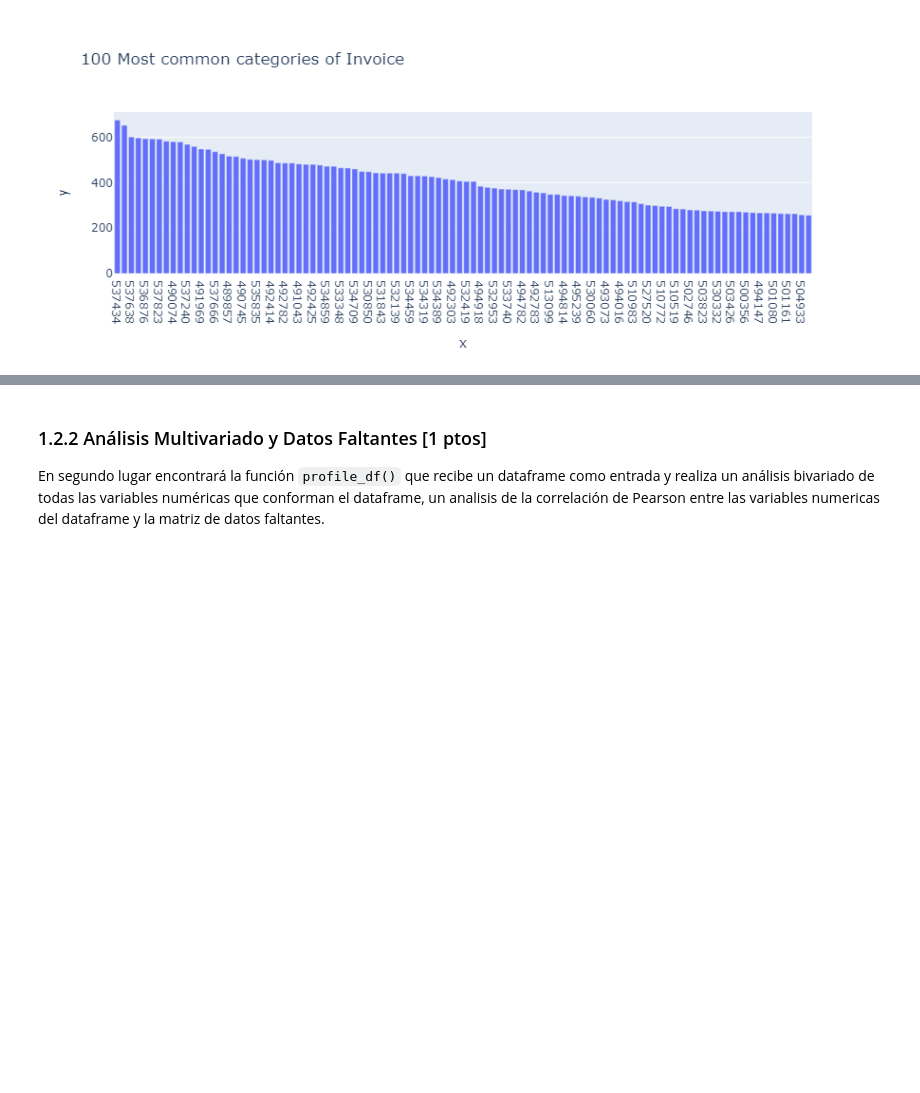
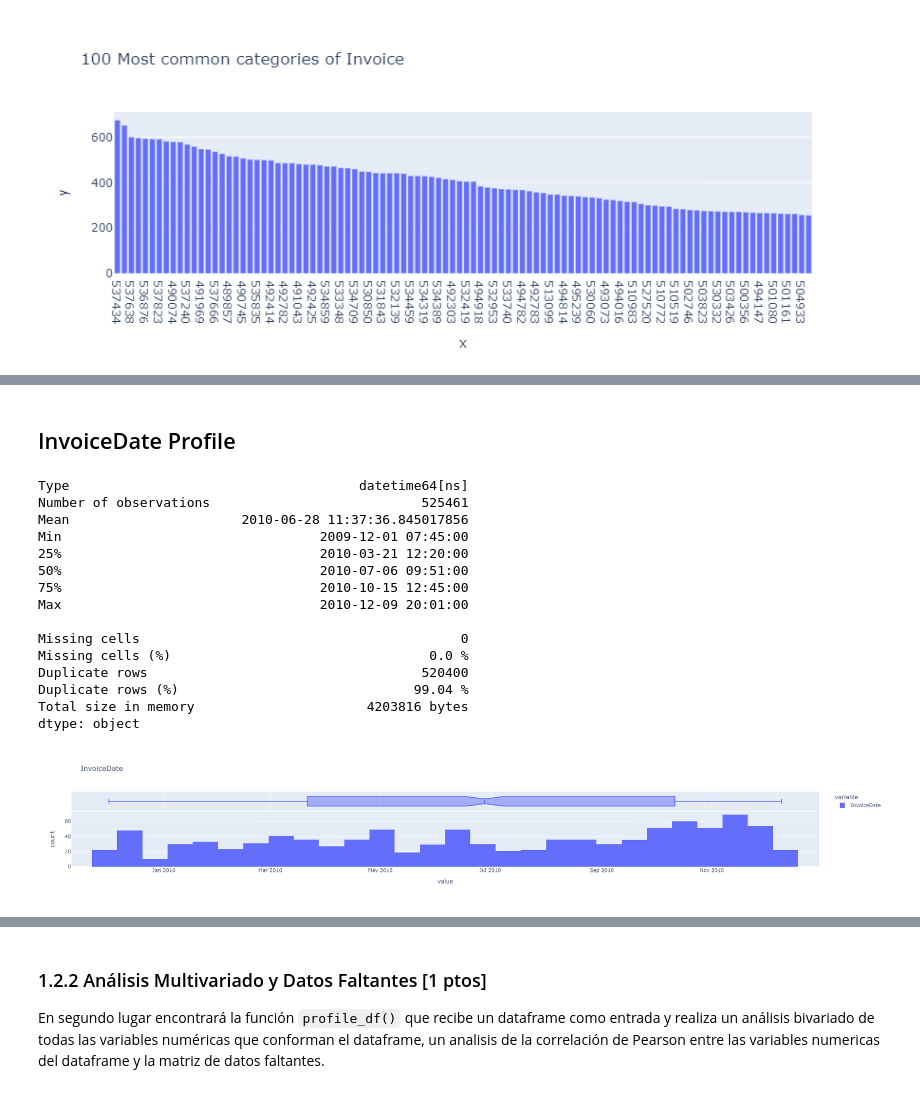
Before and after one commit to johnny-godoy/laboratorios-mds, a Jupyter notebook: lab 5/laboratorio_5.ipynb, the cells around one changed output, grey strips where cells are left out. Drawn from its saved outputs; the diff is of its cells as text; code cells hidden in the pictures; blank space fills up the shorter version.

```diff
--- a/lab 5/laboratorio_5.ipynb
+++ b/lab 5/laboratorio_5.ipynb
@@ -306,0 +343,20 @@ df_retail
+# %%
+profile_serie(df_retail.InvoiceDate)
+# %% [output]
+## InvoiceDate Profile
+Type                                     datetime64[ns]
+Number of observations                           525461
+Mean                      2010-06-28 11:37:36.845017856
+Min                                 2009-12-01 07:45:00
+25%                                 2010-03-21 12:20:00
+50%                                 2010-07-06 09:51:00
+75%                                 2010-10-15 12:45:00
+Max                                 2010-12-09 20:01:00
+
+Missing cells                                         0
+Missing cells (%)                                 0.0 %
+Duplicate rows                                   520400
+Duplicate rows (%)                              99.04 %
+Total size in memory                      4203816 bytes
+dtype: object
+[figure, added]
```
Also changed, not shown: parts of 35 cells of this notebook.
